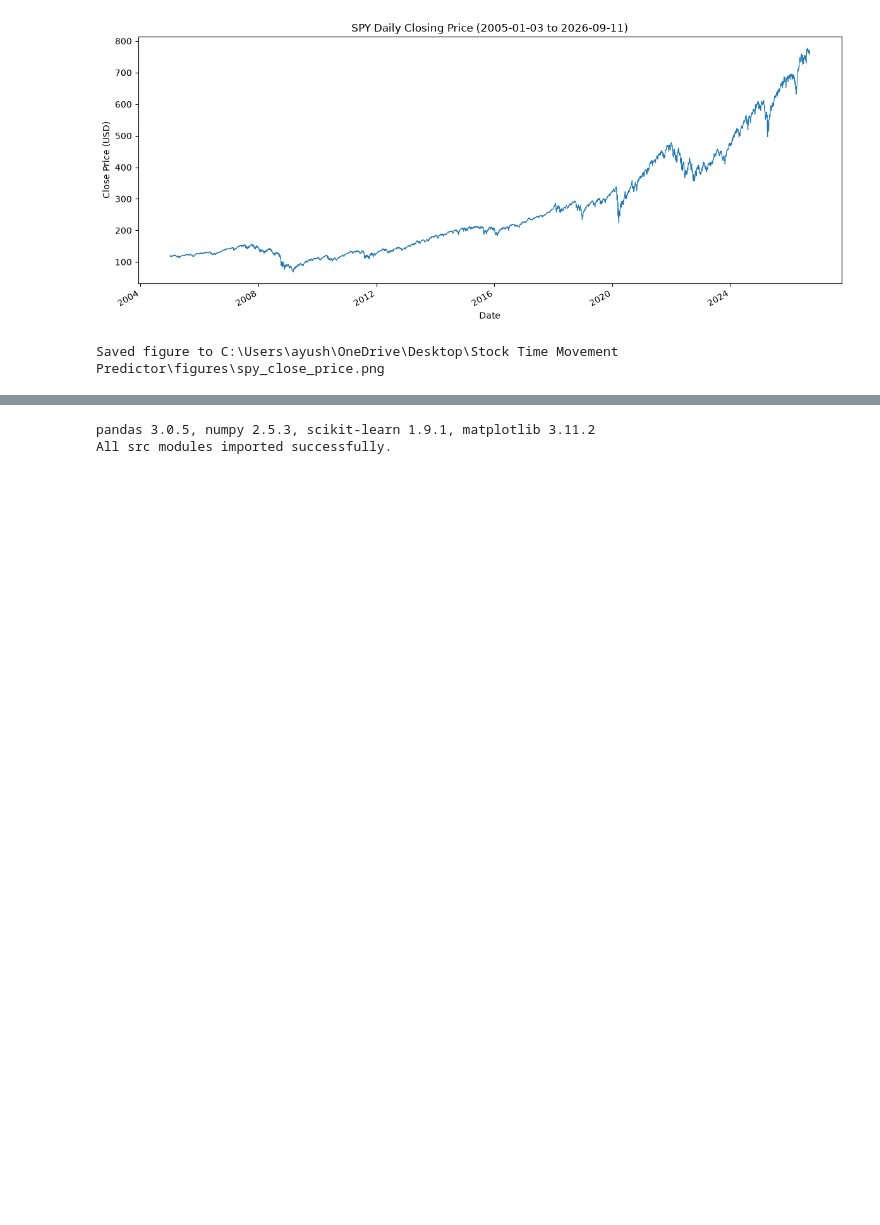
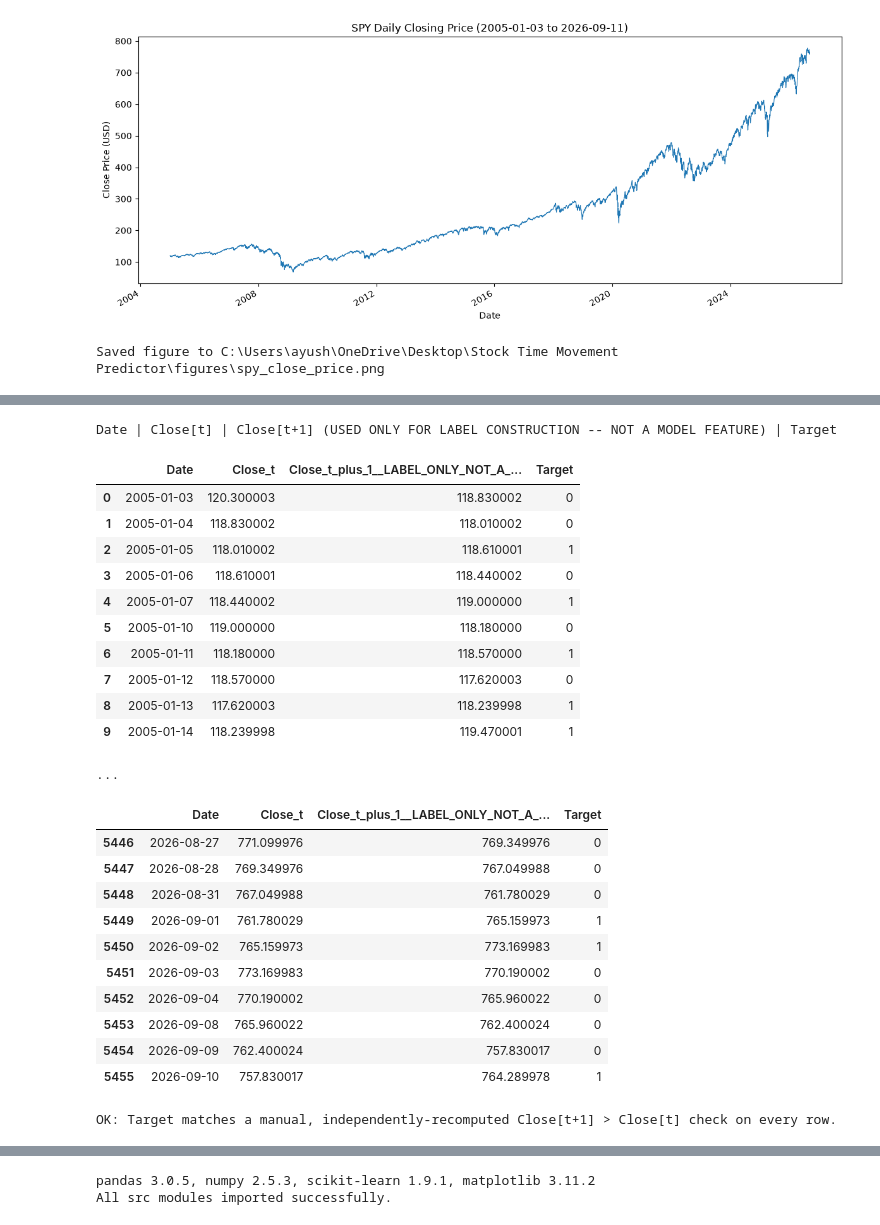
Before and after one commit to YushBytes/stock-price-movement-predictor, a Jupyter notebook: notebooks/stock_price_movement_predictor.ipynb, the cells around one changed output, grey strips where cells are left out. Drawn from its saved outputs; the diff is of its cells as text; code cells hidden in the pictures; blank space fills up the shorter version.

```diff
--- a/notebooks/stock_price_movement_predictor.ipynb
+++ b/notebooks/stock_price_movement_predictor.ipynb
@@ -196,0 +207,15 @@ _To be completed in Phase 3._ Target will be defined as `1 if Close[t+1] > Close
+# %%
+from src.preprocessing import build_target
+
+target_df = build_target(df)
+
+print(f"Input rows (raw OHLCV):  {len(df)}")
+print(f"Output rows (with Target): {len(target_df)}  (expected: {len(df) - 1}, i.e. one fewer -- the final unlabeled row was dropped)")
+print(f"Columns: {list(target_df.columns)}")
+print()
+print("Target value counts:")
+print(target_df['Target'].value_counts().sort_index())
+assert len(target_df) == len(df) - 1
+assert set(target_df["Target"].unique()) <= {0, 1}
+print()
+print("OK: exactly one row was dropped and Target is strictly binary.")
@@ -196,0 +240,51 @@ _To be completed in Phase 3._ Target will be defined as `1 if Close[t+1] > Close
+# %%
+import pandas as pd
+
+# This verification table is built directly from the raw `df` (not
+# `target_df`) purely for display purposes, so the "not a feature" column is
+# never at risk of being mistaken for part of the modeling DataFrame.
+verification_df = pd.DataFrame(
+    {
+        "Date": df["Date"].iloc[:-1].values,
+        "Close_t": df["Close"].iloc[:-1].values,
+        "Close_t_plus_1__LABEL_ONLY_NOT_A_FEATURE": df["Close"].iloc[1:].values,
+        "Target": target_df["Target"].values,
+    }
+)
+
+print("Date | Close[t] | Close[t+1] (USED ONLY FOR LABEL CONSTRUCTION -- NOT A MODEL FEATURE) | Target")
+display(verification_df.head(10))
+print("...")
+display(verification_df.tail(10))
+
+# Manually obvious check: Target must equal 1 exactly where Close[t+1] > Close[t].
+manual_target = (verification_df["Close_t_plus_1__LABEL_ONLY_NOT_A_FEATURE"] > verification_df["Close_t"]).astype(int)
+assert (manual_target == verification_df["Target"]).all(), "Target does not match the manual Close[t+1] > Close[t] check."
+print()
+print("OK: Target matches a manual, independently-recomputed Close[t+1] > Close[t] check on every row.")
+# %% [output]
+Date | Close[t] | Close[t+1] (USED ONLY FOR LABEL CONSTRUCTION -- NOT A MODEL FEATURE) | Target
+|  | Date | Close_t | Close_t_plus_1__LABEL_ONLY_NOT_A_... | Target |
+| 0 | 2005-01-03 | 120.300003 | 118.830002 | 0 |
+| 1 | 2005-01-04 | 118.830002 | 118.010002 | 0 |
+| 2 | 2005-01-05 | 118.010002 | 118.610001 | 1 |
+| 3 | 2005-01-06 | 118.610001 | 118.440002 | 0 |
+| 4 | 2005-01-07 | 118.440002 | 119.000000 | 1 |
+| 5 | 2005-01-10 | 119.000000 | 118.180000 | 0 |
+| 6 | 2005-01-11 | 118.180000 | 118.570000 | 1 |
+| 7 | 2005-01-12 | 118.570000 | 117.620003 | 0 |
+| 8 | 2005-01-13 | 117.620003 | 118.239998 | 1 |
+| 9 | 2005-01-14 | 118.239998 | 119.470001 | 1 |
+...
+|  | Date | Close_t | Close_t_plus_1__LABEL_ONLY_NOT_A_... | Target |
+| 5446 | 2026-08-27 | 771.099976 | 769.349976 | 0 |
+| 5447 | 2026-08-28 | 769.349976 | 767.049988 | 0 |
+| 5448 | 2026-08-31 | 767.049988 | 761.780029 | 0 |
+| 5449 | 2026-09-01 | 761.780029 | 765.159973 | 1 |
+| 5450 | 2026-09-02 | 765.159973 | 773.169983 | 1 |
+| 5451 | 2026-09-03 | 773.169983 | 770.190002 | 0 |
+| 5452 | 2026-09-04 | 770.190002 | 765.960022 | 0 |
+| 5453 | 2026-09-08 | 765.960022 | 762.400024 | 0 |
+| 5454 | 2026-09-09 | 762.400024 | 757.830017 | 0 |
+| 5455 | 2026-09-10 | 757.830017 | 764.289978 | 1 |
+OK: Target matches a manual, independently-recomputed Close[t+1] > Close[t] check on every row.
```
Also changed, not shown: parts of 22 cells of this notebook, 3 other files.
